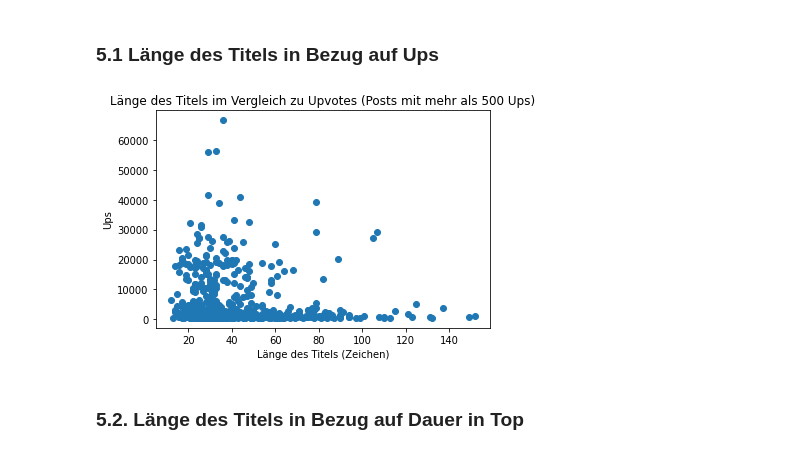
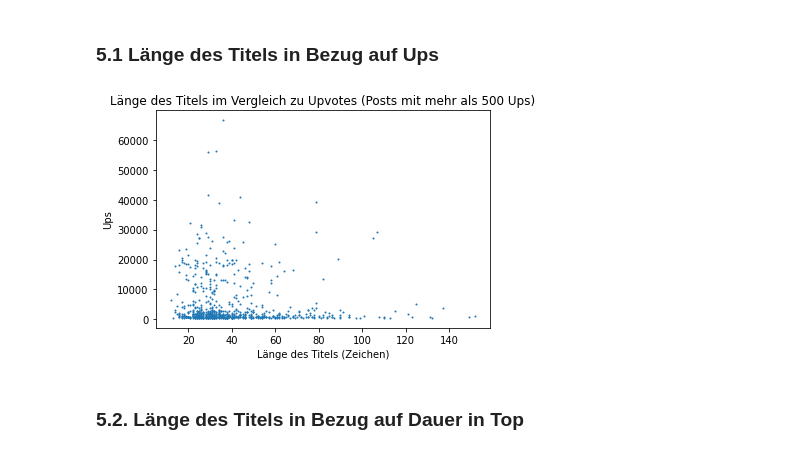
Before and after one commit to ZerhackerJagi/food_dashboard, a Jupyter notebook: Dashboard.ipynb, the cells around one changed output. Drawn from its saved outputs; the diff is of its cells as text; code cells hidden in the pictures.

```diff
--- a/Dashboard.ipynb
+++ b/Dashboard.ipynb
@@ -354,13 +334,13 @@ dfr_wods["title_length"] = dfr_wods["title"].apply(len)
 # %%
 limit = 500
 plt.scatter(dfr_wods[dfr_wods["ups"]>limit]["title_length"],
-           dfr_wods[dfr_wods["ups"]>limit]["ups"])
+           dfr_wods[dfr_wods["ups"]>limit]["ups"], s=1)
 plt.title("Länge des Titels im Vergleich zu Upvotes (Posts mit mehr als " + str(limit) + " Ups)")
 plt.xlabel("Länge des Titels (Zeichen)")
 plt.ylabel("Ups")
 plt.show()
 # %% [output]
-[figure, old version]
+[figure, new version]
 # %% [markdown]
 ### 5.2. Länge des Titels in Bezug auf Dauer in Top
 # %%
```
Also changed, not shown: parts of 53 cells of this notebook.
